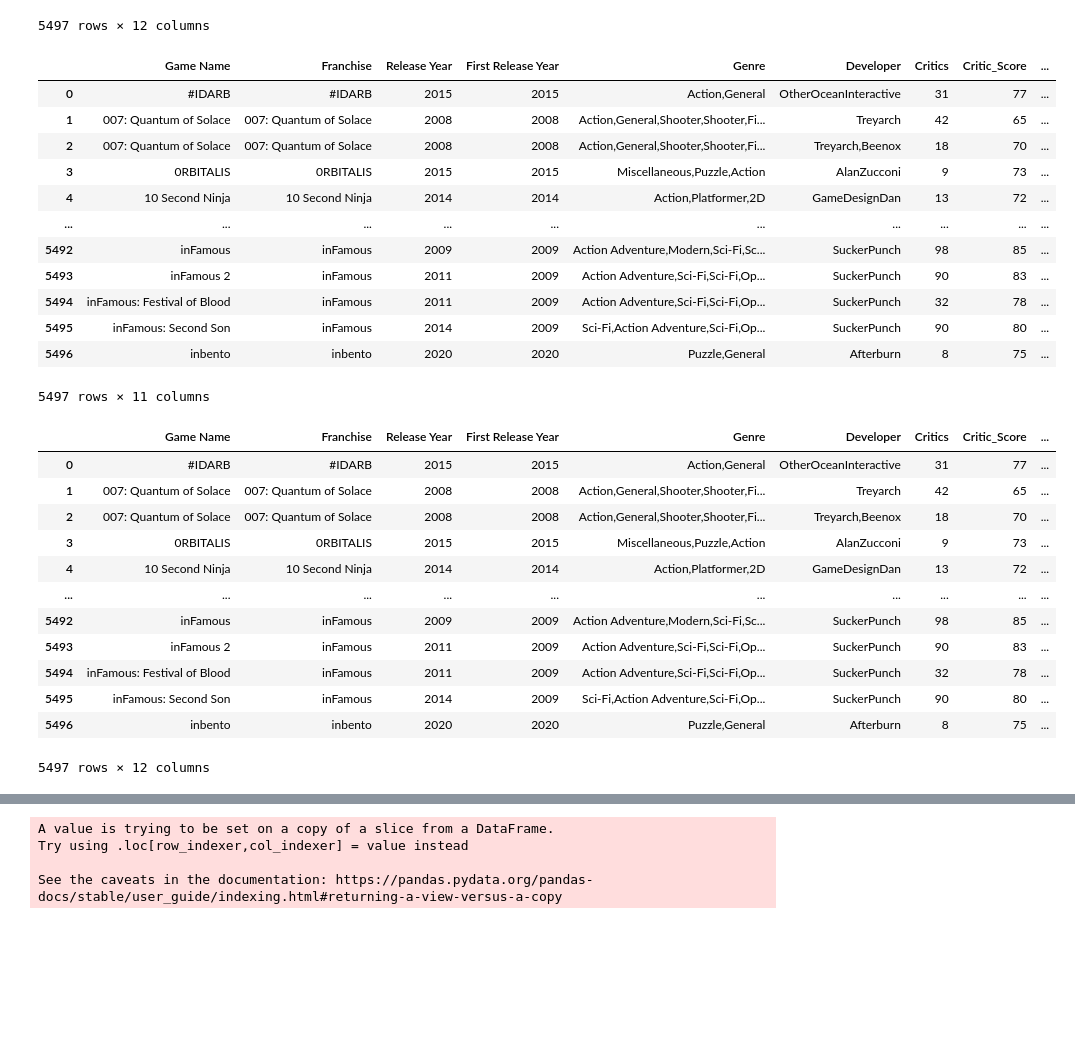
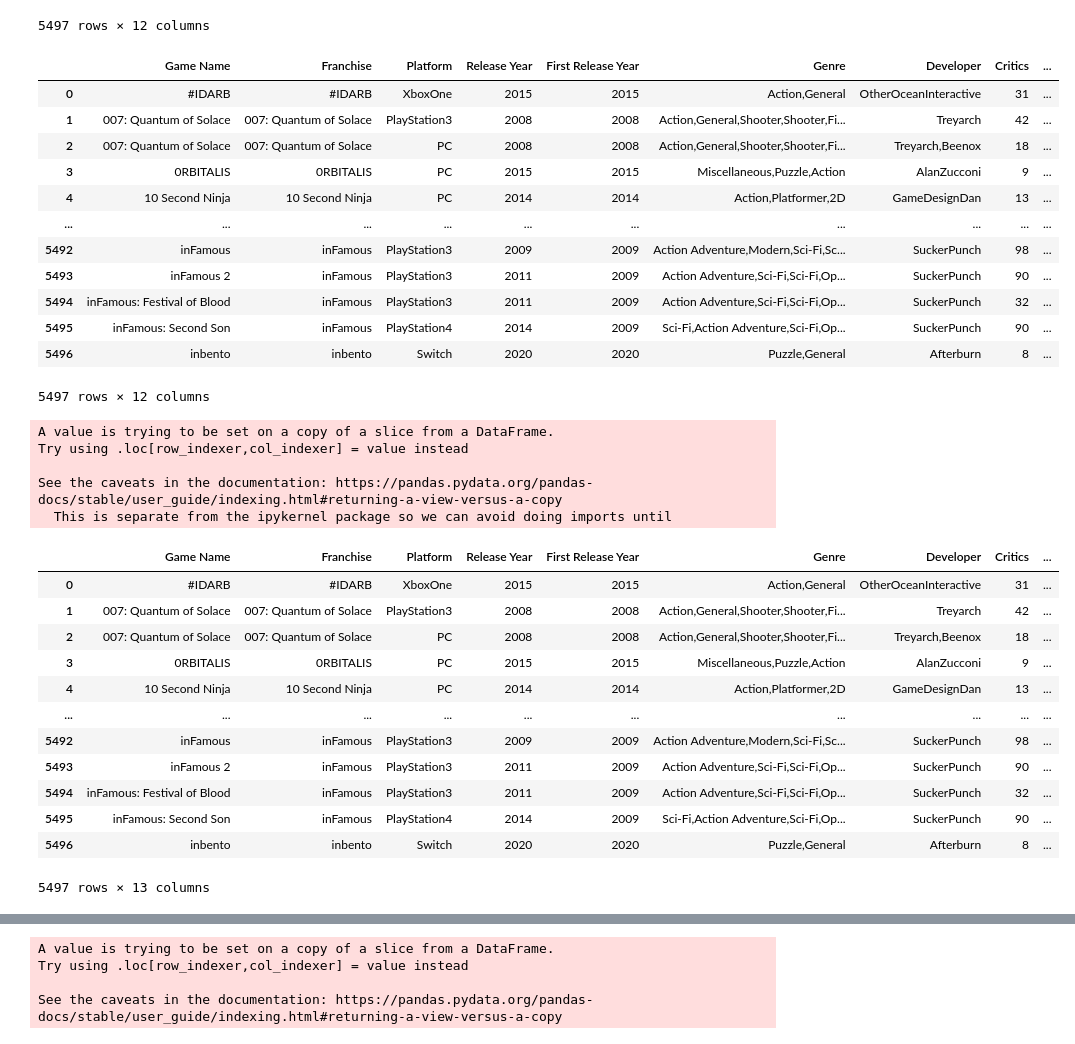
Before and after one commit to taznuva/Video-Games, a Jupyter notebook: Segment 3/Data Exploration/clean_gamesData.ipynb, the cells around one changed output, grey strips where cells are left out. Drawn from its saved outputs; the diff is of its cells as text; code cells hidden in the pictures; blank space fills up the shorter version.

```diff
--- a/Segment 3/Data Exploration/clean_gamesData.ipynb
+++ b/Segment 3/Data Exploration/clean_gamesData.ipynb
@@ -131,39 +131,44 @@ df
 5497 rows × 12 columns
 # %%
 # Reorder columns
-df = df[['Game Name','Franchise','Release Year','First Release Year','Genre','Developer','Critics','Critic_Score','Users','User Score','Global Sales']]
+df = df[['Game Name','Franchise','Platform','Release Year','First Release Year','Genre','Developer','Critics','Critic_Score','Users','User Score','Global Sales']]
 df
 # %% [output]
-|  | Game Name | Franchise | Release Year | First Release Year | Genre | Developer | Critics | Critic_Score | ... |
-| 0 | #IDARB | #IDARB | 2015 | 2015 | Action,General | OtherOceanInteractive | 31 | 77 | ... |
-| 1 | 007: Quantum of Solace | 007: Quantum of Solace | 2008 | 2008 | Action,General,Shooter,Shooter,Fi... | Treyarch | 42 | 65 | ... |
-| 2 | 007: Quantum of Solace | 007: Quantum of Solace | 2008 | 2008 | Action,General,Shooter,Shooter,Fi... | Treyarch,Beenox | 18 | 70 | ... |
-| 3 | 0RBITALIS | 0RBITALIS | 2015 | 2015 | Miscellaneous,Puzzle,Action | AlanZucconi | 9 | 73 | ... |
-| 4 | 10 Second Ninja | 10 Second Ninja | 2014 | 2014 | Action,Platformer,2D | GameDesignDan | 13 | 72 | ... |
+|  | Game Name | Franchise | Platform | Release Year | First Release Year | Genre | Developer | Critics | ... |
+| 0 | #IDARB | #IDARB | XboxOne | 2015 | 2015 | Action,General | OtherOceanInteractive | 31 | ... |
+| 1 | 007: Quantum of Solace | 007: Quantum of Solace | PlayStation3 | 2008 | 2008 | Action,General,Shooter,Shooter,Fi... | Treyarch | 42 | ... |
+| 2 | 007: Quantum of Solace | 007: Quantum of Solace | PC | 2008 | 2008 | Action,General,Shooter,Shooter,Fi... | Treyarch,Beenox | 18 | ... |
+| 3 | 0RBITALIS | 0RBITALIS | PC | 2015 | 2015 | Miscellaneous,Puzzle,Action | AlanZucconi | 9 | ... |
+| 4 | 10 Second Ninja | 10 Second Ninja | PC | 2014 | 2014 | Action,Platformer,2D | GameDesignDan | 13 | ... |
 | ... | ... | ... | ... | ... | ... | ... | ... | ... | ... |
-| 5492 | inFamous | inFamous | 2009 | 2009 | Action Adventure,Modern,Sci-Fi,Sc... | SuckerPunch | 98 | 85 | ... |
-| 5493 | inFamous 2 | inFamous | 2011 | 2009 | Action Adventure,Sci-Fi,Sci-Fi,Op... | SuckerPunch | 90 | 83 | ... |
-| 5494 | inFamous: Festival of Blood | inFamous | 2011 | 2009 | Action Adventure,Sci-Fi,Sci-Fi,Op... | SuckerPunch | 32 | 78 | ... |
-| 5495 | inFamous: Second Son | inFamous | 2014 | 2009 | Sci-Fi,Action Adventure,Sci-Fi,Op... | SuckerPunch | 90 | 80 | ... |
-| 5496 | inbento | inbento | 2020 | 2020 | Puzzle,General | Afterburn | 8 | 75 | ... |
+| 5492 | inFamous | inFamous | PlayStation3 | 2009 | 2009 | Action Adventure,Modern,Sci-Fi,Sc... | SuckerPunch | 98 | ... |
+| 5493 | inFamous 2 | inFamous | PlayStation3 | 2011 | 2009 | Action Adventure,Sci-Fi,Sci-Fi,Op... | SuckerPunch | 90 | ... |
+| 5494 | inFamous: Festival of Blood | inFamous | PlayStation3 | 2011 | 2009 | Action Adventure,Sci-Fi,Sci-Fi,Op... | SuckerPunch | 32 | ... |
+| 5495 | inFamous: Second Son | inFamous | PlayStation4 | 2014 | 2009 | Sci-Fi,Action Adventure,Sci-Fi,Op... | SuckerPunch | 90 | ... |
+| 5496 | inbento | inbento | Switch | 2020 | 2020 | Puzzle,General | Afterburn | 8 | ... |
-5497 rows × 11 columns
+5497 rows × 12 columns
 # %%
 # Find difference of first release year to other year of release for each game by franchise
 year_difference = df['Release Year'] - df['First Release Year']
 df['Years Since'] = year_difference
 df
 # %% [output]
+A value is trying to be set on a copy of a slice from a DataFrame.
+Try using .loc[row_indexer,col_indexer] = value instead
+
+See the caveats in the documentation: https://pandas.pydata.org/pandas-docs/stable/user_guide/indexing.html#returning-a-view-versus-a-copy
+  This is separate from the ipykernel package so we can avoid doing imports until
-|  | Game Name | Franchise | Release Year | First Release Year | Genre | Developer | Critics | Critic_Score | ... |
-| 0 | #IDARB | #IDARB | 2015 | 2015 | Action,General | OtherOceanInteractive | 31 | 77 | ... |
-| 1 | 007: Quantum of Solace | 007: Quantum of Solace | 2008 | 2008 | Action,General,Shooter,Shooter,Fi... | Treyarch | 42 | 65 | ... |
-| 2 | 007: Quantum of Solace | 007: Quantum of Solace | 2008 | 2008 | Action,General,Shooter,Shooter,Fi... | Treyarch,Beenox | 18 | 70 | ... |
-| 3 | 0RBITALIS | 0RBITALIS | 2015 | 2015 | Miscellaneous,Puzzle,Action | AlanZucconi | 9 | 73 | ... |
-| 4 | 10 Second Ninja | 10 Second Ninja | 2014 | 2014 | Action,Platformer,2D | GameDesignDan | 13 | 72 | ... |
+|  | Game Name | Franchise | Platform | Release Year | First Release Year | Genre | Developer | Critics | ... |
+| 0 | #IDARB | #IDARB | XboxOne | 2015 | 2015 | Action,General | OtherOceanInteractive | 31 | ... |
+| 1 | 007: Quantum of Solace | 007: Quantum of Solace | PlayStation3 | 2008 | 2008 | Action,General,Shooter,Shooter,Fi... | Treyarch | 42 | ... |
+| 2 | 007: Quantum of Solace | 007: Quantum of Solace | PC | 2008 | 2008 | Action,General,Shooter,Shooter,Fi... | Treyarch,Beenox | 18 | ... |
+| 3 | 0RBITALIS | 0RBITALIS | PC | 2015 | 2015 | Miscellaneous,Puzzle,Action | AlanZucconi | 9 | ... |
+| 4 | 10 Second Ninja | 10 Second Ninja | PC | 2014 | 2014 | Action,Platformer,2D | GameDesignDan | 13 | ... |
 | ... | ... | ... | ... | ... | ... | ... | ... | ... | ... |
-| 5492 | inFamous | inFamous | 2009 | 2009 | Action Adventure,Modern,Sci-Fi,Sc... | SuckerPunch | 98 | 85 | ... |
-| 5493 | inFamous 2 | inFamous | 2011 | 2009 | Action Adventure,Sci-Fi,Sci-Fi,Op... | SuckerPunch | 90 | 83 | ... |
-| 5494 | inFamous: Festival of Blood | inFamous | 2011 | 2009 | Action Adventure,Sci-Fi,Sci-Fi,Op... | SuckerPunch | 32 | 78 | ... |
-| 5495 | inFamous: Second Son | inFamous | 2014 | 2009 | Sci-Fi,Action Adventure,Sci-Fi,Op... | SuckerPunch | 90 | 80 | ... |
-| 5496 | inbento | inbento | 2020 | 2020 | Puzzle,General | Afterburn | 8 | 75 | ... |
+| 5492 | inFamous | inFamous | PlayStation3 | 2009 | 2009 | Action Adventure,Modern,Sci-Fi,Sc... | SuckerPunch | 98 | ... |
+| 5493 | inFamous 2 | inFamous | PlayStation3 | 2011 | 2009 | Action Adventure,Sci-Fi,Sci-Fi,Op... | SuckerPunch | 90 | ... |
+| 5494 | inFamous: Festival of Blood | inFamous | PlayStation3 | 2011 | 2009 | Action Adventure,Sci-Fi,Sci-Fi,Op... | SuckerPunch | 32 | ... |
+| 5495 | inFamous: Second Son | inFamous | PlayStation4 | 2014 | 2009 | Sci-Fi,Action Adventure,Sci-Fi,Op... | SuckerPunch | 90 | ... |
+| 5496 | inbento | inbento | Switch | 2020 | 2020 | Puzzle,General | Afterburn | 8 | ... |
-5497 rows × 12 columns
+5497 rows × 13 columns
 # %%
```
Also changed, not shown: parts of 7 cells of this notebook, 12 other files.
